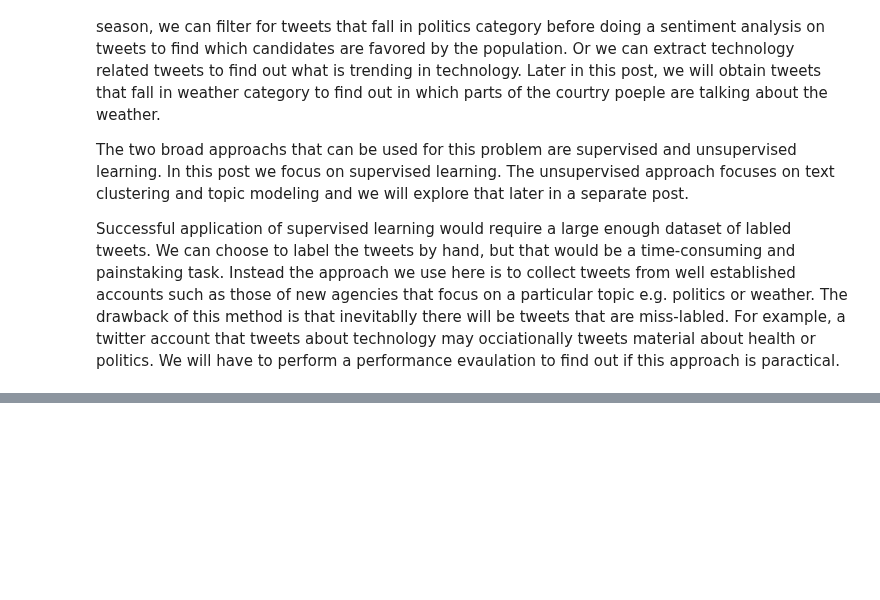
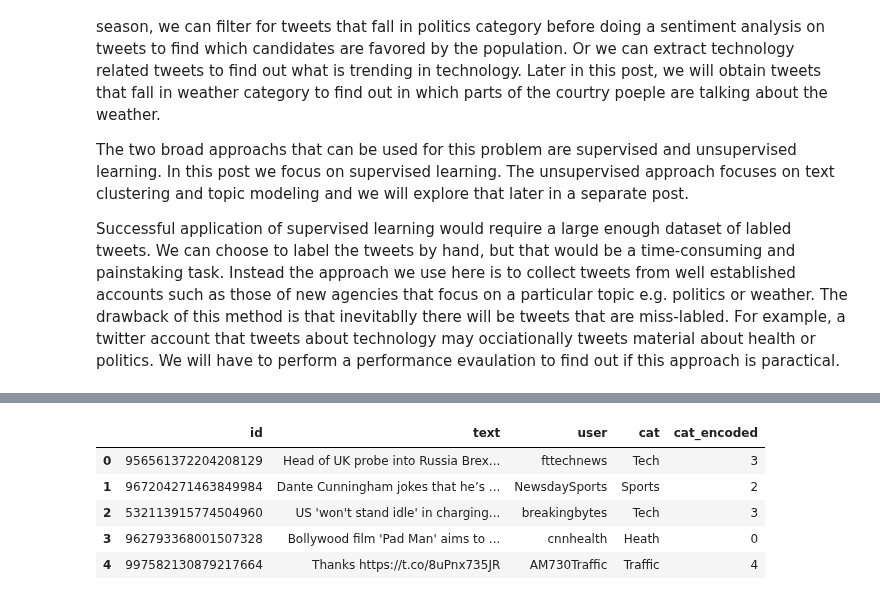
Before and after one commit to amirnasri/Data-Science, a Jupyter notebook: Twitter/main.ipynb, the cells around one changed output, grey strips where cells are left out. Drawn from its saved outputs; the diff is of its cells as text; code cells hidden in the pictures; blank space fills up the shorter version.

```diff
--- a/Twitter/main.ipynb
+++ b/Twitter/main.ipynb
@@ -21 +97,25 @@ tweets_df_all = pd.DataFrame([[tw['id'], tw['text'], tw['user']['screen_name']]
                            for tw in news_tweets.find()], columns=['id', 'text', 'user'])
+# %%
+users_df = pd.DataFrame(np.unique(tweets_df_all.user).tolist(), columns=['user'])
+
+cats = [('Traffic', None),
+        ('Tech', ['tech', 'breakingbytes', 'CNET']),
+        ('Heath', ['health', 'KHNews']),
+        ('Sports', 'sport'),
+        ('Weather', None),
+        ('Politics', ['politic', 'rtetwip', 'realclear', 'PnPCBC']),
+       ]
+for cat in cats:
+    keywords = cat[1]
+    cat_name = cat[0]
+    if keywords is None:
+        keywords = cat_name
+    if not isinstance(keywords, list):
+        keywords = [keywords]
+    print cat
+    for index, u in zip(users_df.index, users_df.user):
+        for kw in keywords:
+            if u.lower().find(kw.lower()) != -1:
+                print("\t%s %s"% (u, kw))
+                users_df.loc[index, 'cat'] = cat_name
+                break
@@ -21,0 +140,20 @@ tweets_df_all = pd.DataFrame([[tw['id'], tw['text'], tw['user']['screen_name']]
+# %%
+users_df.set_index('user', inplace=True)
+# %%
+tweets_df['cat'] = tweets_df['user'].map(users_df['cat'])
+# %%
+from sklearn.preprocessing import LabelEncoder
+label_encoder = LabelEncoder()
+
+tweets_df['cat_encoded'] = label_encoder.fit_transform(tweets_df.cat)
+# %%
+tweets_df = tweets_df.sample(frac=1)
+tweets_df.reset_index(inplace=True, drop=True)
+tweets_df.head()
+# %% [output]
+|  | id | text | user | cat | cat_encoded |
+| 0 | 956561372204208129 | Head of UK probe into Russia Brex... | fttechnews | Tech | 3 |
+| 1 | 967204271463849984 | Dante Cunningham jokes that he’s ... | NewsdaySports | Sports | 2 |
+| 2 | 532113915774504960 | US 'won't stand idle' in charging... | breakingbytes | Tech | 3 |
+| 3 | 962793368001507328 | Bollywood film 'Pad Man' aims to ... | cnnhealth | Heath | 0 |
+| 4 | 997582130879217664 | Thanks https://t.co/8uPnx735JR | AM730Traffic | Traffic | 4 |
```
Also changed, not shown: parts of 24 cells of this notebook, 2 other files.
